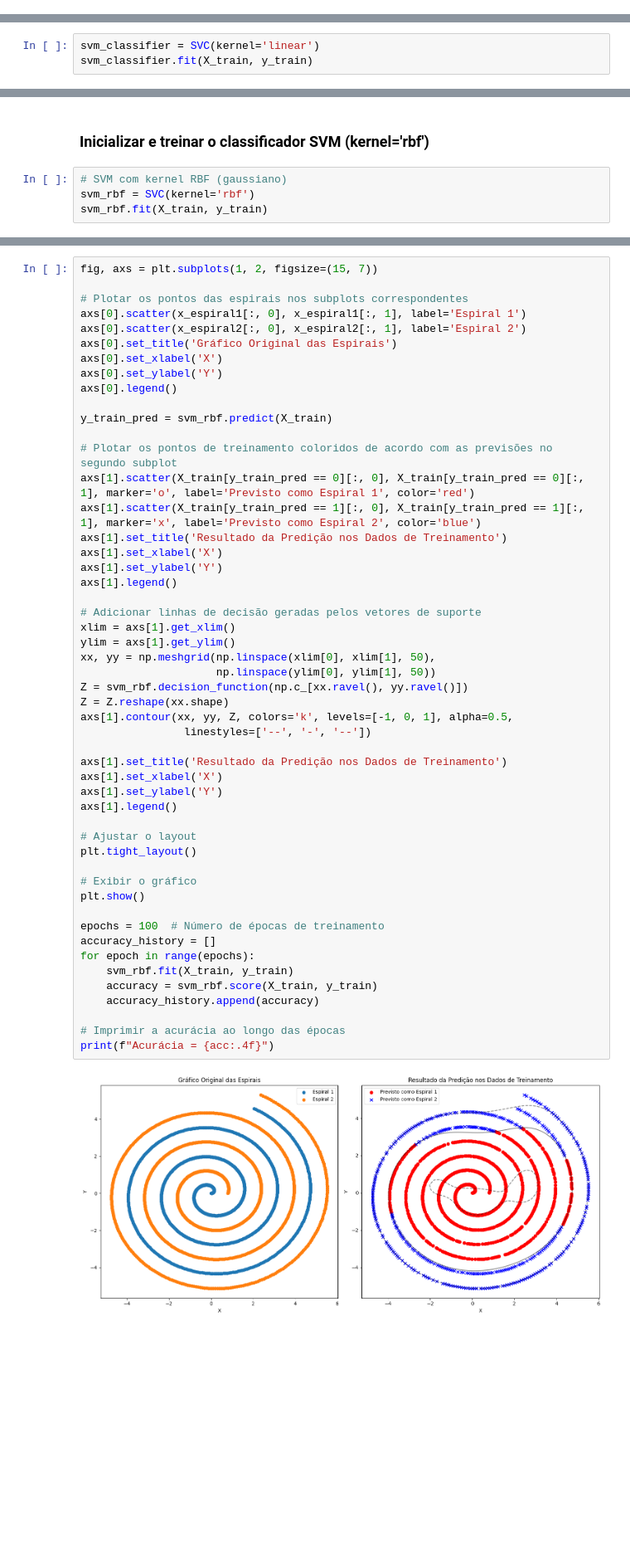
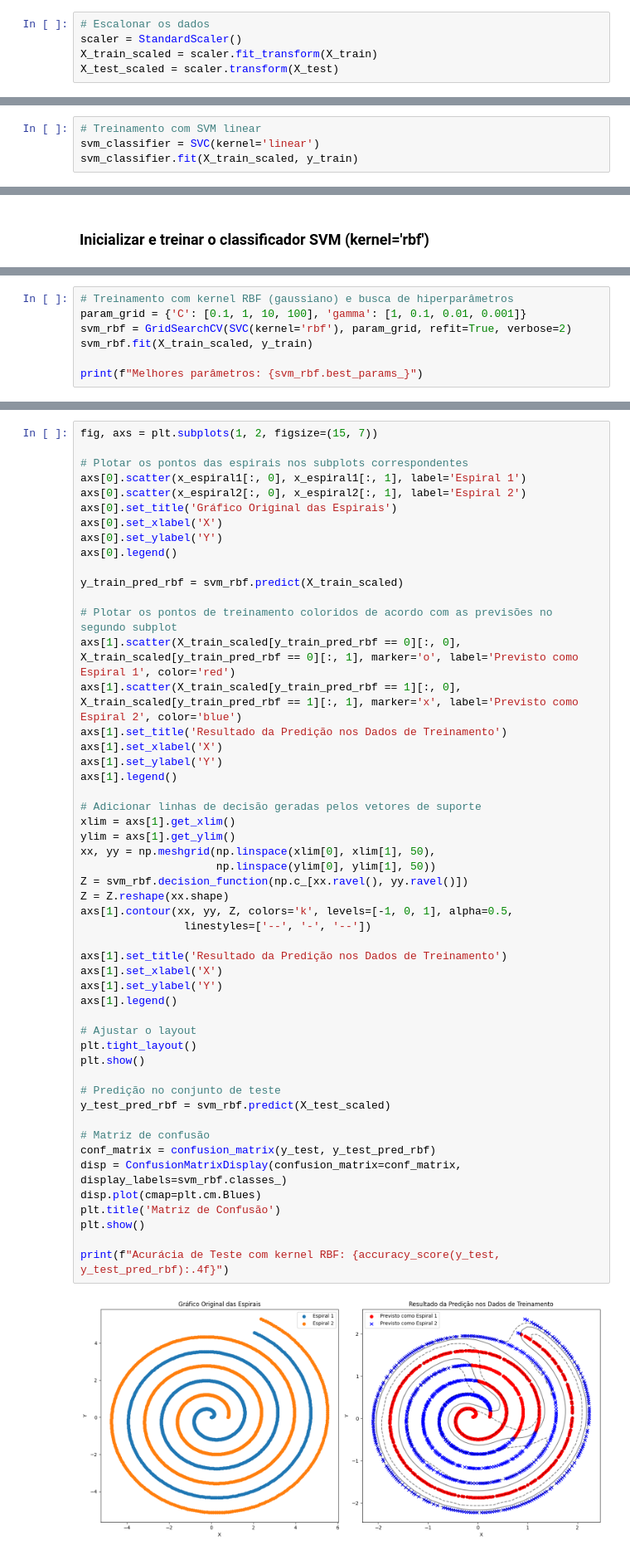
Before and after one commit to alessandropequeno/PPGEEC-Deep-Learning-UFRN, a Jupyter notebook: questao_1_lista_2.ipynb, the cells around one changed output, grey strips where cells are left out. Shown at 83% size. Cells and saved outputs as stored; diff of their text form; blank space fills up the shorter version.

Commit message:
correção da questão 1a - acuracia em 79% e inserção da matriz de confusão

```diff
--- a/questao_1_lista_2.ipynb
+++ b/questao_1_lista_2.ipynb
@@ -80,3 +82,8 @@ X_train, X_test, y_train, y_test = train_test_split(X_shuffled, y_shuffled, test
+# %%
+# Escalonar os dados
+scaler = StandardScaler()
+X_train_scaled = scaler.fit_transform(X_train)
+X_test_scaled = scaler.transform(X_test)
 # %% [markdown]
 ### plotar o dados de treino e validação
 # %%
@@ -110,8 +118,9 @@ plt.tight_layout()
 # %% [markdown]
 ### Inicializar e treinar o classificador SVM (Kernel = linear)
 # %%
+# Treinamento com SVM linear
 svm_classifier = SVC(kernel='linear')
-svm_classifier.fit(X_train, y_train)
+svm_classifier.fit(X_train_scaled, y_train)
 # %% [output]
 SVC(kernel='linear')
 # %% [markdown]
@@ -174,6 +169,2 @@ Acurácia = 0.5369
 # %% [markdown]
 ### Inicializar e treinar o classificador SVM (kernel='rbf')
-# %%
-# SVM com kernel RBF (gaussiano)
-svm_rbf = SVC(kernel='rbf')
-svm_rbf.fit(X_train, y_train)
@@ -181,0 +171,7 @@ SVC()
+# %%
+# Treinamento com kernel RBF (gaussiano) e busca de hiperparâmetros
+param_grid = {'C': [0.1, 1, 10, 100], 'gamma': [1, 0.1, 0.01, 0.001]}
+svm_rbf = GridSearchCV(SVC(kernel='rbf'), param_grid, refit=True, verbose=2)
+svm_rbf.fit(X_train_scaled, y_train)
+
+print(f"Melhores parâmetros: {svm_rbf.best_params_}")
@@ -190,45 +204,45 @@ axs[0].set_xlabel('X')
 axs[0].set_ylabel('Y')
 axs[0].legend()
 
-y_train_pred = svm_rbf.predict(X_train)
+y_train_pred_rbf = svm_rbf.predict(X_train_scaled)
 
 # Plotar os pontos de treinamento coloridos de acordo com as previsões no segundo subplot
-axs[1].scatter(X_train[y_train_pred == 0][:, 0], X_train[y_train_pred == 0][:, 1], marker='o', label='Previsto como Espiral 1', color='red')
-axs[1].scatter(X_train[y_train_pred == 1][:, 0], X_train[y_train_pred == 1][:, 1], marker='x', label='Previsto como Espiral 2', color='blue')
+axs[1].scatter(X_train_scaled[y_train_pred_rbf == 0][:, 0], X_train_scaled[y_train_pred_rbf == 0][:, 1], marker='o', label='Previsto como Espiral 1', color='red')
+axs[1].scatter(X_train_scaled[y_train_pred_rbf == 1][:, 0], X_train_scaled[y_train_pred_rbf == 1][:, 1], marker='x', label='Previsto como Espiral 2', color='blue')
 axs[1].set_title('Resultado da Predição nos Dados de Treinamento')
 axs[1].set_xlabel('X')
 axs[1].set_ylabel('Y')
 axs[1].legend()
 
 # Adicionar linhas de decisão geradas pelos vetores de suporte
 xlim = axs[1].get_xlim()
 ylim = axs[1].get_ylim()
 xx, yy = np.meshgrid(np.linspace(xlim[0], xlim[1], 50),
                      np.linspace(ylim[0], ylim[1], 50))
 Z = svm_rbf.decision_function(np.c_[xx.ravel(), yy.ravel()])
 Z = Z.reshape(xx.shape)
 axs[1].contour(xx, yy, Z, colors='k', levels=[-1, 0, 1], alpha=0.5,
                 linestyles=['--', '-', '--'])
 
 axs[1].set_title('Resultado da Predição nos Dados de Treinamento')
 axs[1].set_xlabel('X')
 axs[1].set_ylabel('Y')
 axs[1].legend()
 
 # Ajustar o layout
 plt.tight_layout()
-
-# Exibir o gráfico
 plt.show()
 
-epochs = 100  # Número de épocas de treinamento
-accuracy_history = []
-for epoch in range(epochs):
-    svm_rbf.fit(X_train, y_train)
-    accuracy = svm_rbf.score(X_train, y_train)
-    accuracy_history.append(accuracy)
+# Predição no conjunto de teste
+y_test_pred_rbf = svm_rbf.predict(X_test_scaled)
 
-# Imprimir a acurácia ao longo das épocas
-print(f"Acurácia = {acc:.4f}")
+# Matriz de confusão
+conf_matrix = confusion_matrix(y_test, y_test_pred_rbf)
+disp = ConfusionMatrixDisplay(confusion_matrix=conf_matrix, display_labels=svm_rbf.classes_)
+disp.plot(cmap=plt.cm.Blues)
+plt.title('Matriz de Confusão')
+plt.show()
+
+print(f"Acurácia de Teste com kernel RBF: {accuracy_score(y_test, y_test_pred_rbf):.4f}")
 # %% [output]
-[figure, old version]
+[figure, new version]
```
Also changed, not shown: parts of 8 cells of this notebook.
